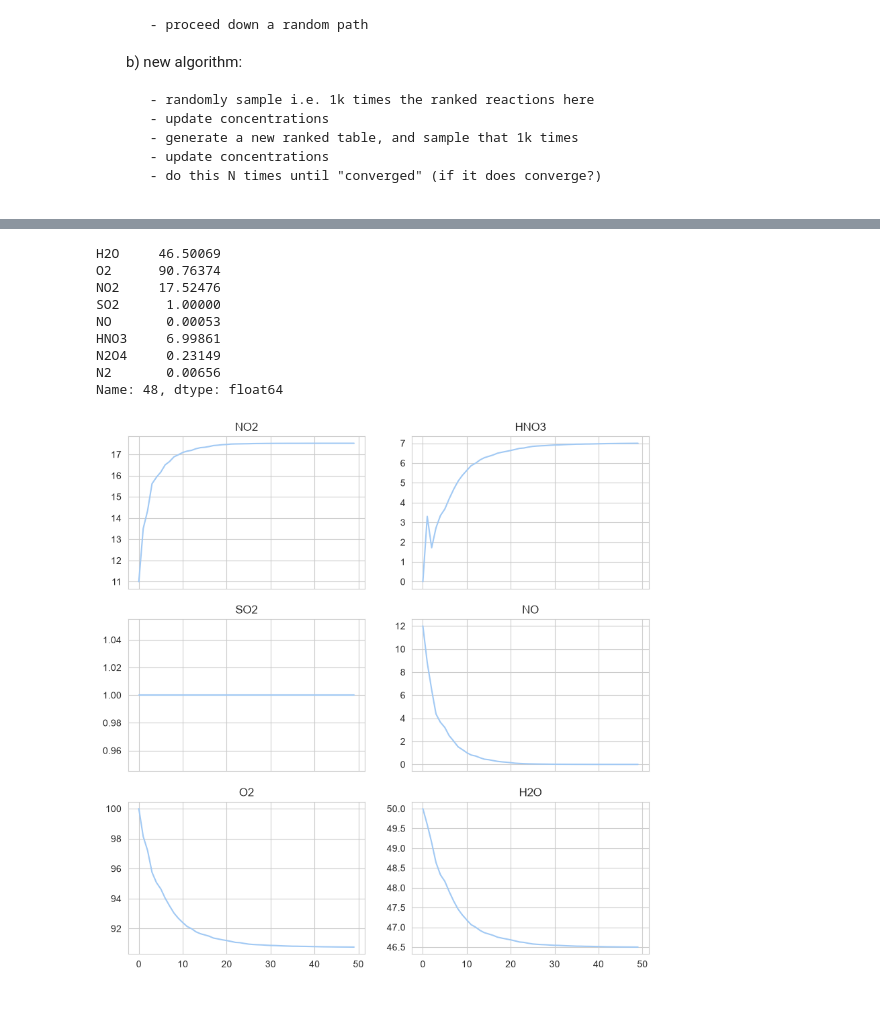
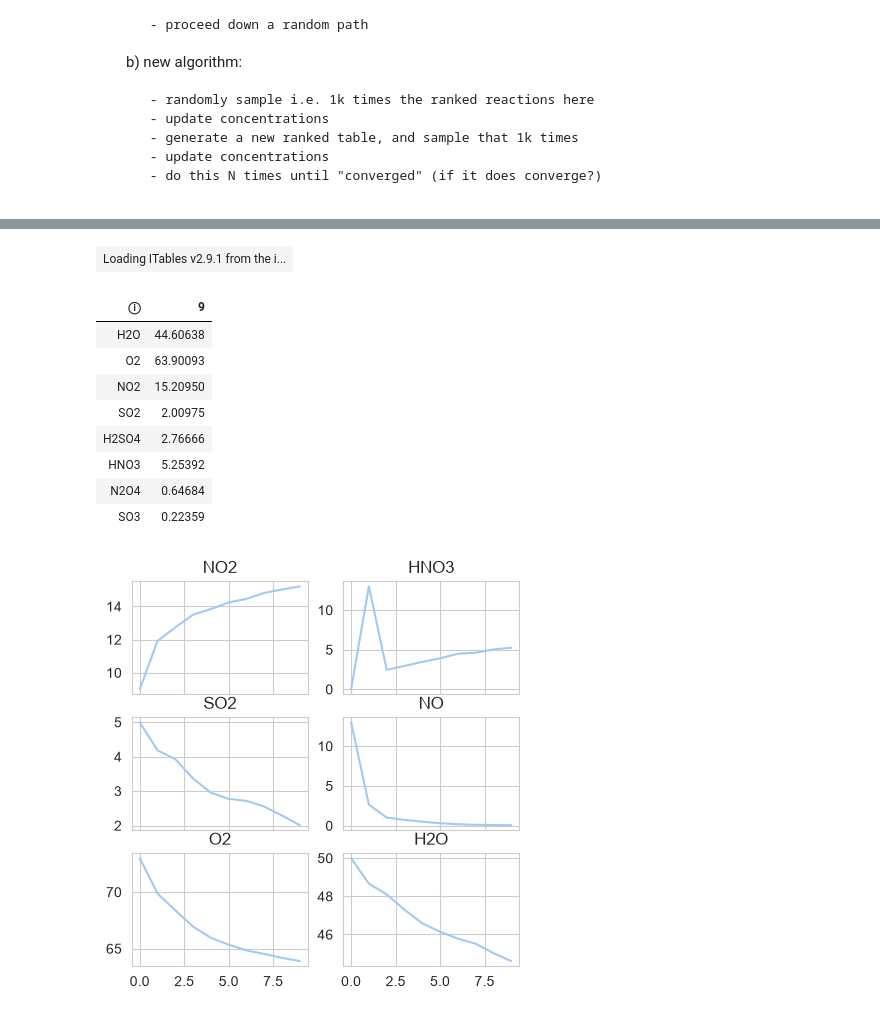
Before and after one commit to badw/arcs, a Jupyter notebook: examples/table_sandbox.ipynb, the cells around one changed output, grey strips where cells are left out. Saved outputs shown, nothing was run; the diff lists cells and outputs as text; code cells hidden in the pictures.

Commit message:
update generate.py and traversal.py and table_sandbox.ipynb - include some Sven Morten testing

```diff
--- a/examples/table_sandbox.ipynb
+++ b/examples/table_sandbox.ipynb
@@ -741,8 +671,0 @@ row_to_reaction(final_table.T[_stats])
-# %%
-# testing
-
-final_table = filter_and_sort_reactions_table(
-    table,
-    initial_concentrations,
-    score_weighting={'availability_score': 1.0, 'simplicity_score': 1.0, 'gibbs_score': 1.0}
-)
@@ -803,19 +690,0 @@ dtype: int64
-# %%
-#plot
-fig,(ax1,ax2) = plt.subplots(1,2,figsize=(10,5),dpi=100)
-# concentrations
-df = pd.DataFrame(concentration_stats)
-df=df[df>0].dropna(axis=1,how="all")
-std = df.std() # standard deviation is the error here.
-df.mean().plot.bar(ax=ax1,yerr=std,capsize=4)
-ax1.set_title("concentration statistics")
-ax1.set_ylabel("concentration (arb.)")
-#stats
-ps = pd.Series(
-    Counter(reaction_stats)
-)
-ps.sort_values(ascending=False,inplace=True)
-ps = ps[ps > 10 ] # additional filter so as not to plot too much
-ps.plot.bar(ax=ax2) # should be heavily weighted towards 146 for {H2:20,O2:10,H2O:20}
-ax2.set_title("reaction statistics")
-ax2.set_ylabel("frequency")
@@ -868,7 +697,7 @@ updated_concs = copy.deepcopy(initial_concentrations)
 
 # needs to start from 1
 for i in tqdm(
-        range(50),
+        range(10),
         desc="Outer Loop",):
     reaction_stats[i] = [None]
     concentration_stats[i] = [updated_concs]
@@ -877,18 +706,16 @@ for i in tqdm(
             pd.DataFrame([x for x in concentration_stats[i-1][1:] if not x == None]).mean().to_dict() # should be 1: - debug this...
         )
         final_table = filter_and_sort_reactions_table(
-            table,
+            initial_table,
             updated_concs,
-            score_weighting={'availability_score': 1.0, 'simplicity_score': 1.0, 'gibbs_score': 5.0}
-        ) # need a better placement for this as "possibly unbound warning"
+            method="sum",
+            score_weighting={'availability_score': 1.0, 'simplicity_score':2.0, 'gibbs_score': 4.0}
+        )
     if i == 0:
         reaction_stats[i].append(None)
         concentration_stats[i].append(updated_concs)
     else:
-        for n in tqdm(
-            range(1, 50), # similar to arcs range(1,2)
-            desc="Inner Loop", leave=False
-        ):
+        for n in range(1, 50):
             _conc, _reaction = inner_loop(
                 final_table,
                 updated_concs
@@ -909,27 +738,28 @@ means.fillna(0).plot.line(ax=ax,yerr=stds,capsize=4,cmap="tab20")
 # %%
-final = means.T[len(means)-2].T.round(5)
-final[final > 0]
+final = means.T[len(means)-1].T.round(5)
+final[final > 0.1]
 # %% [output]
-H2O     46.50069
-O2      90.76374
-NO2     17.52476
-SO2      1.00000
-NO       0.00053
-HNO3     6.99861
-N2O4     0.23149
-N2       0.00656
-Name: 48, dtype: float64
+| Loading ITables v2.9.1 from the i... |
+| ⓘ | 9 |
+| H2O | 44.60638 |
+| O2 | 63.90093 |
+| NO2 | 15.20950 |
+| SO2 | 2.00975 |
+| H2SO4 | 2.76666 |
+| HNO3 | 5.25392 |
+| N2O4 | 0.64684 |
+| SO3 | 0.22359 |
 # %%
-fig,axes = plt.subplots(3,2,figsize=(10,10),dpi=100,sharex=True,sharey=False)
+fig,axes = plt.subplots(3,2,figsize=(5,5),dpi=100,sharex=True,sharey=False)
 axes_flat = axes.flatten()
 for i,c in enumerate(["NO2","HNO3","SO2","NO","O2","H2O"]):
     try:
         means[c].plot.line(ax=axes_flat[i])
     except Exception:
         pass
     axes_flat[i].set_title(c)
 # %% [output]
-[figure, old version]
+[figure, new version]
 # %%
 dfs = [pd.DataFrame([x for x in concentration_stats[i][1:] if x]) for i in concentration_stats]
 dfs = [df[df>=0].fillna(0) for df in dfs]
```
Also changed, not shown: parts of 56 cells of this notebook, 2 other files.
